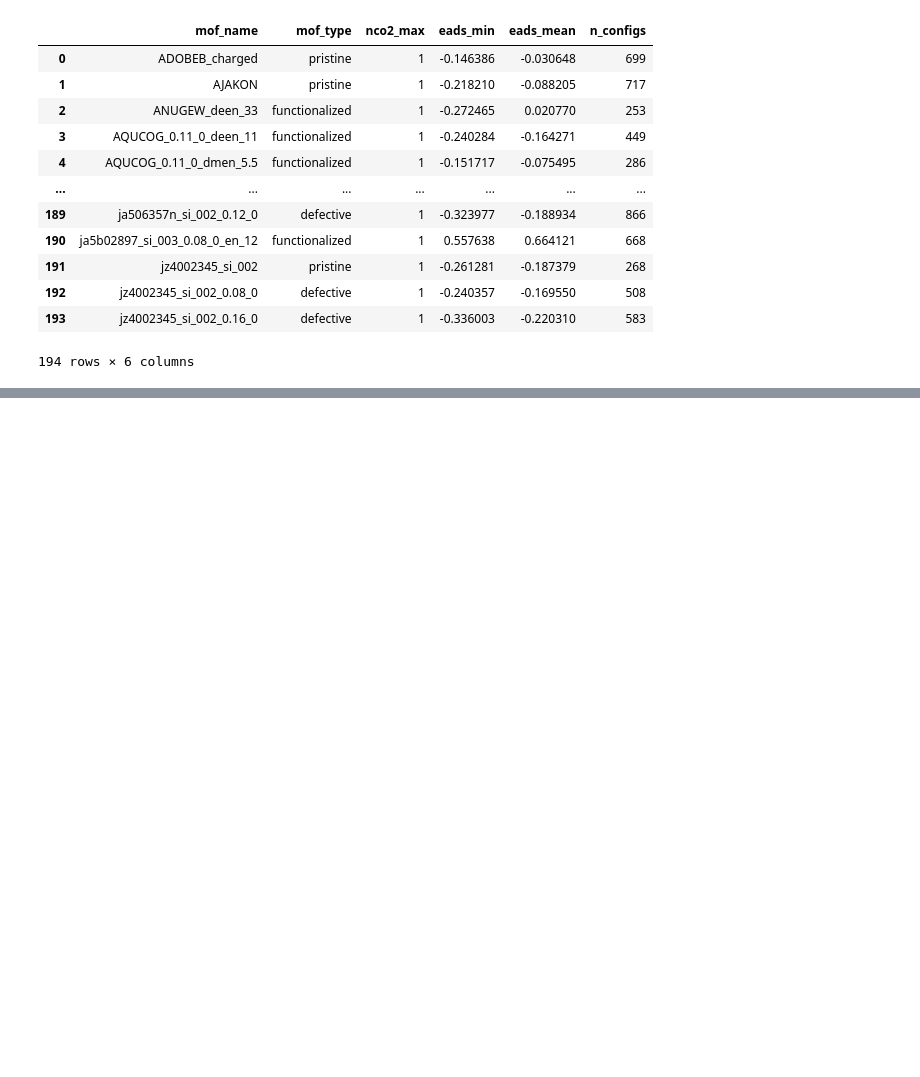
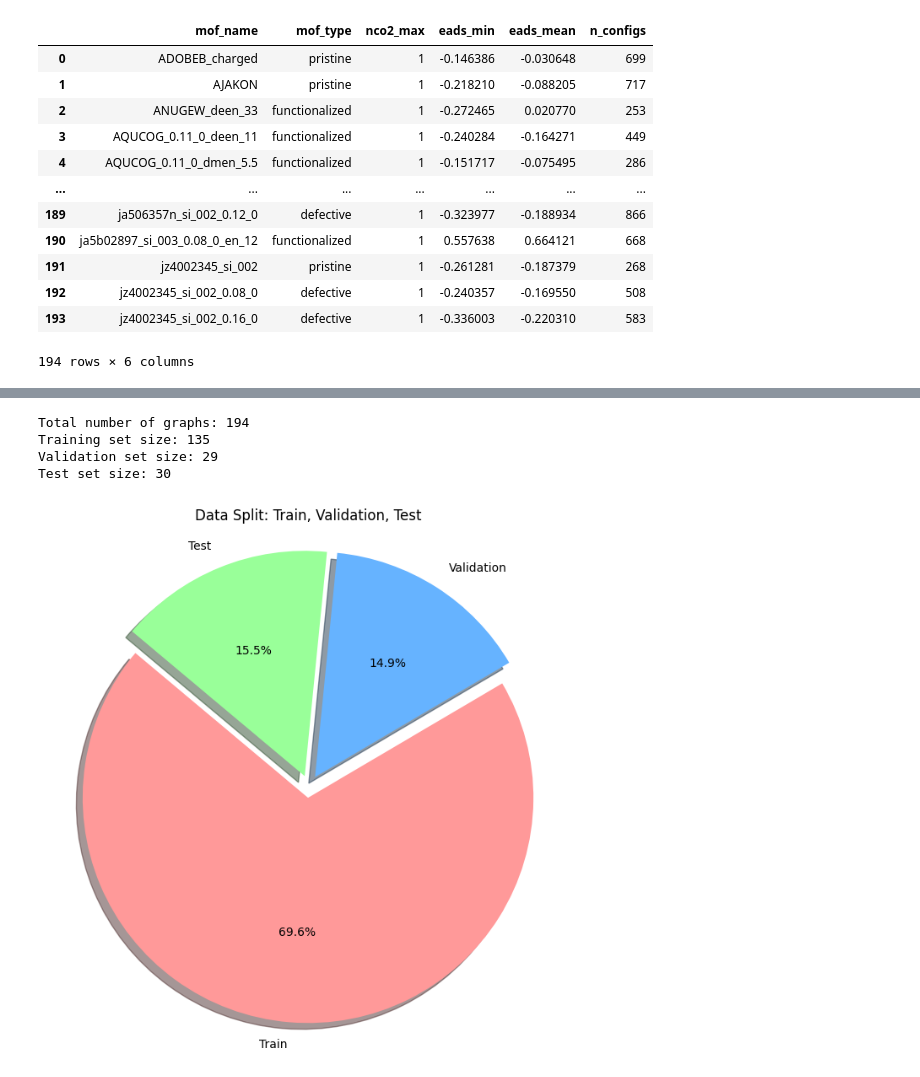
Before and after one commit to semmatoninn/CHE1148_MOFs_AtomicWizards, a Jupyter notebook: MOFs_E3GNN__AtomicWizards.ipynb, the cells around one changed output, grey strips where cells are left out. Saved outputs shown, nothing was run; the diff lists cells and outputs as text; code cells hidden in the pictures; blank space fills up the shorter version.

```diff
--- a/MOFs_E3GNN__AtomicWizards.ipynb
+++ b/MOFs_E3GNN__AtomicWizards.ipynb
@@ -223,0 +301,32 @@ plt.show()
+# %%
+# 70% train, 15% val, 15% test
+random_seed = 1148
+total_size = len(graph_data_list)
+temp_train_val, test_dataset = train_test_split(graph_data_list, test_size=(30/total_size), random_state=random_seed)
+
+# Then, split the training+validation set into training and validation sets
+train_dataset, val_dataset = train_test_split(temp_train_val, test_size=(29/len(temp_train_val)), random_state=random_seed)
+
+print(f"Total number of graphs: {total_size}")
+print(f"Training set size: {len(train_dataset)}")
+print(f"Validation set size: {len(val_dataset)}")
+print(f"Test set size: {len(test_dataset)}")
+# %% [output]
+Total number of graphs: 194
+Training set size: 135
+Validation set size: 29
+Test set size: 30
+# %%
+labels = ['Train', 'Validation', 'Test']
+sizes = [len(train_dataset), len(val_dataset), len(test_dataset)]
+colors = ['#ff9999','#66b3ff','#99ff99']
+explode = (0.05, 0.05, 0.05)  # Explode a slice if desired
+
+plt.figure(figsize=(8, 8))
+plt.pie(sizes, explode=explode, labels=labels, colors=colors,
+        autopct='%1.1f%%', shadow=True, startangle=140)
+plt.axis('equal')  # Equal aspect ratio ensures that pie is drawn as a circle.
+plt.title('Data Split: Train, Validation, Test')
+plt.show()
+# %% [output]
+[figure, added]
```
Also changed, not shown: parts of 39 cells of this notebook.
